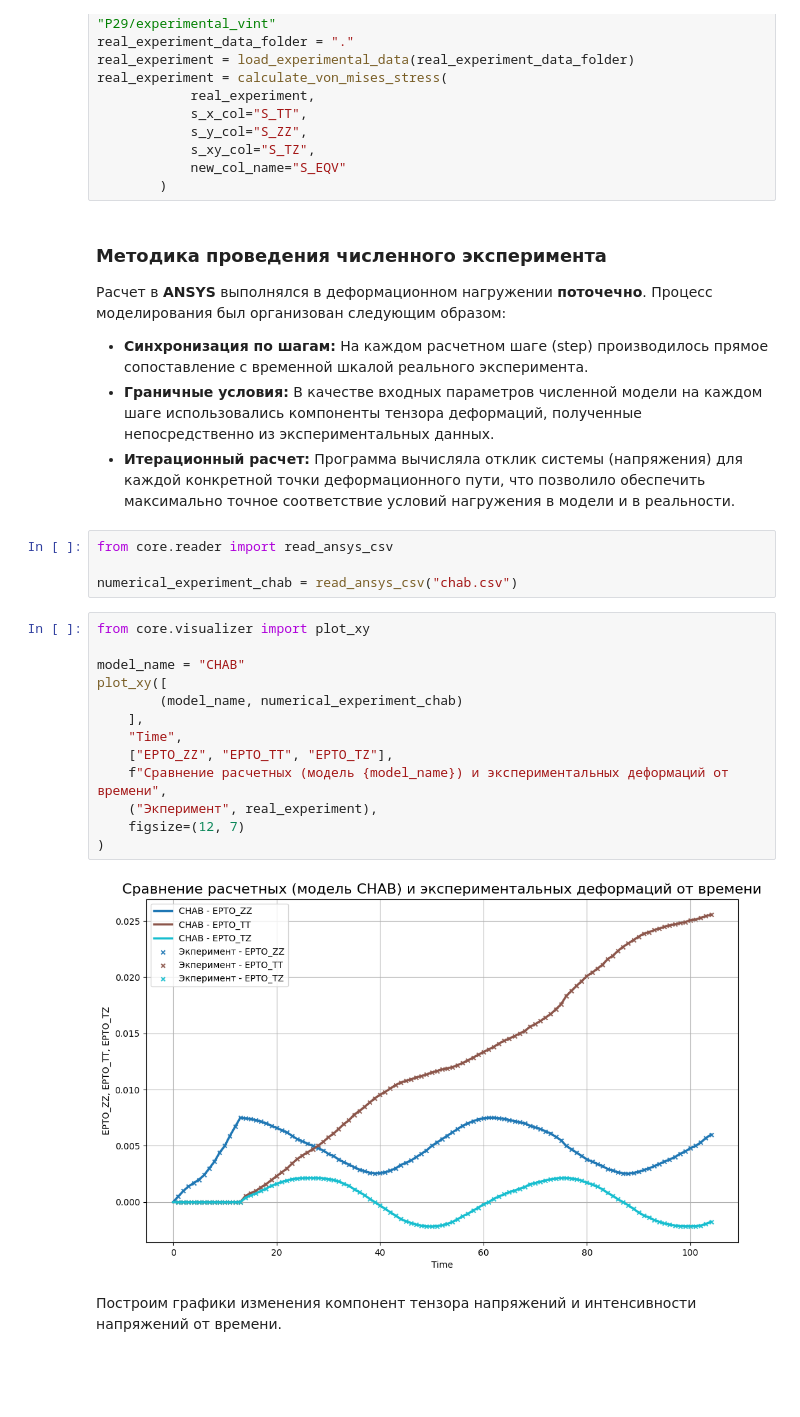
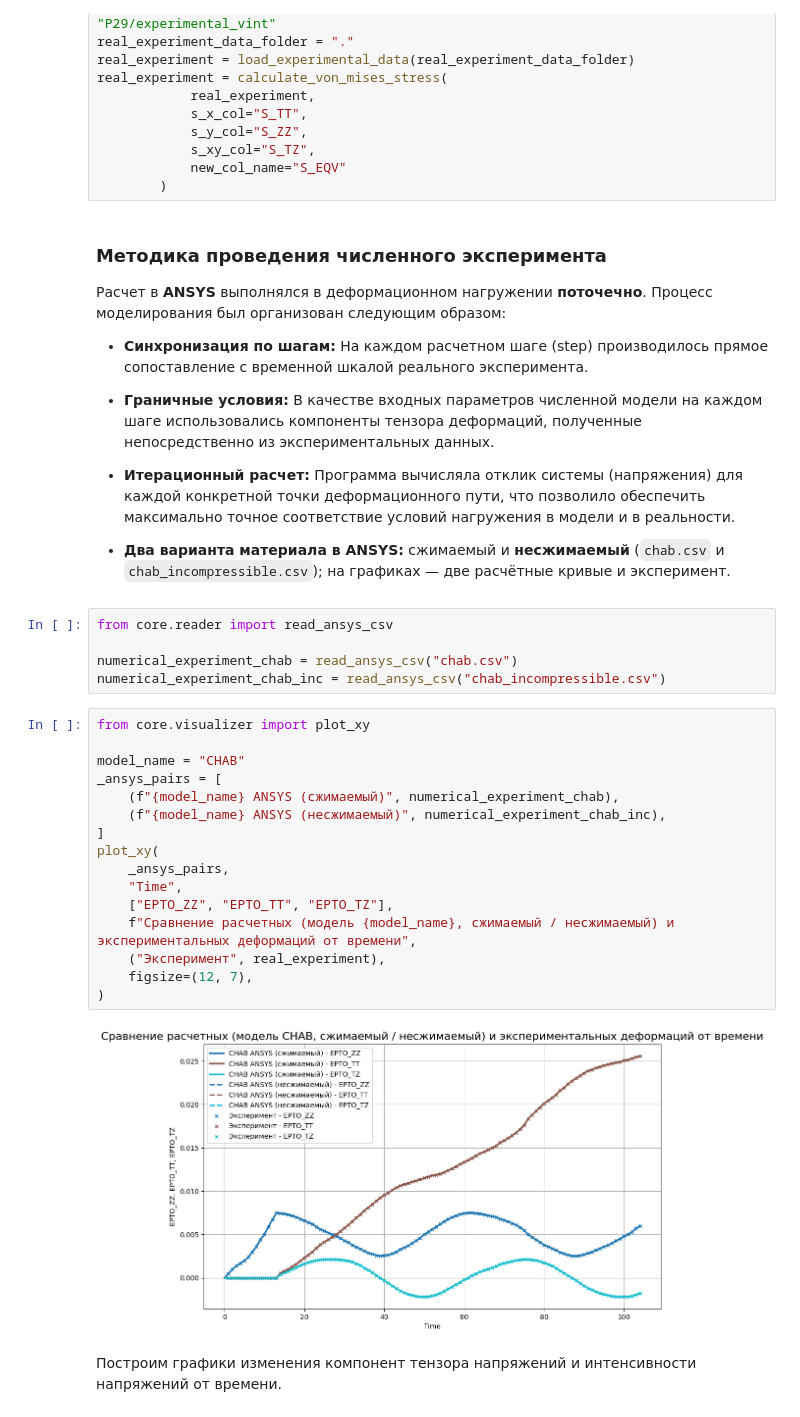
Before and after one commit to ArtemDos/complex_deformations, a Jupyter notebook: P29/experimental_vint/chab.ipynb, the cells around one changed output. Drawn from its saved outputs; the diff is of its cells as text; blank space fills up the shorter version.

Commit message:
add incompressible analyze in exp vint

```diff
--- a/P29/experimental_vint/chab.ipynb
+++ b/P29/experimental_vint/chab.ipynb
@@ -27,25 +27,31 @@ real_experiment = calculate_von_mises_stress(
 *   **Синхронизация по шагам:** На каждом расчетном шаге (step) производилось прямое сопоставление с временной шкалой реального эксперимента.
 *   **Граничные условия:** В качестве входных параметров численной модели на каждом шаге использовались компоненты тензора деформаций, полученные непосредственно из экспериментальных данных.
 *   **Итерационный расчет:** Программа вычисляла отклик системы (напряжения) для каждой конкретной точки деформационного пути, что позволило обеспечить максимально точное соответствие условий нагружения в модели и в реальности.
+
+*   **Два варианта материала в ANSYS:** сжимаемый и **несжимаемый** (`chab.csv` и `chab_incompressible.csv`); на графиках — две расчётные кривые и эксперимент.
 # %%
 from core.reader import read_ansys_csv
 
 numerical_experiment_chab = read_ansys_csv("chab.csv")
+numerical_experiment_chab_inc = read_ansys_csv("chab_incompressible.csv")
 # %%
 from core.visualizer import plot_xy
 
 model_name = "CHAB"
-plot_xy([
-        (model_name, numerical_experiment_chab)
-    ],
+_ansys_pairs = [
+    (f"{model_name} ANSYS (сжимаемый)", numerical_experiment_chab),
+    (f"{model_name} ANSYS (несжимаемый)", numerical_experiment_chab_inc),
+]
+plot_xy(
+    _ansys_pairs,
     "Time",
     ["EPTO_ZZ", "EPTO_TT", "EPTO_TZ"],
-    f"Сравнение расчетных (модель {model_name}) и экспериментальных деформаций от времени",
-    ("Экперимент", real_experiment),
-    figsize=(12, 7)
+    f"Сравнение расчетных (модель {model_name}, сжимаемый / несжимаемый) и экспериментальных деформаций от времени",
+    ("Эксперимент", real_experiment),
+    figsize=(12, 7),
 )
 # %% [output]
-[figure, old version]
+[figure, new version]
 # %% [markdown]
 Построим графики изменения компонент тензора напряжений и интенсивности напряжений от времени.
 # %%
```
Also changed, not shown: parts of 12 cells of this notebook, 4 other files.
